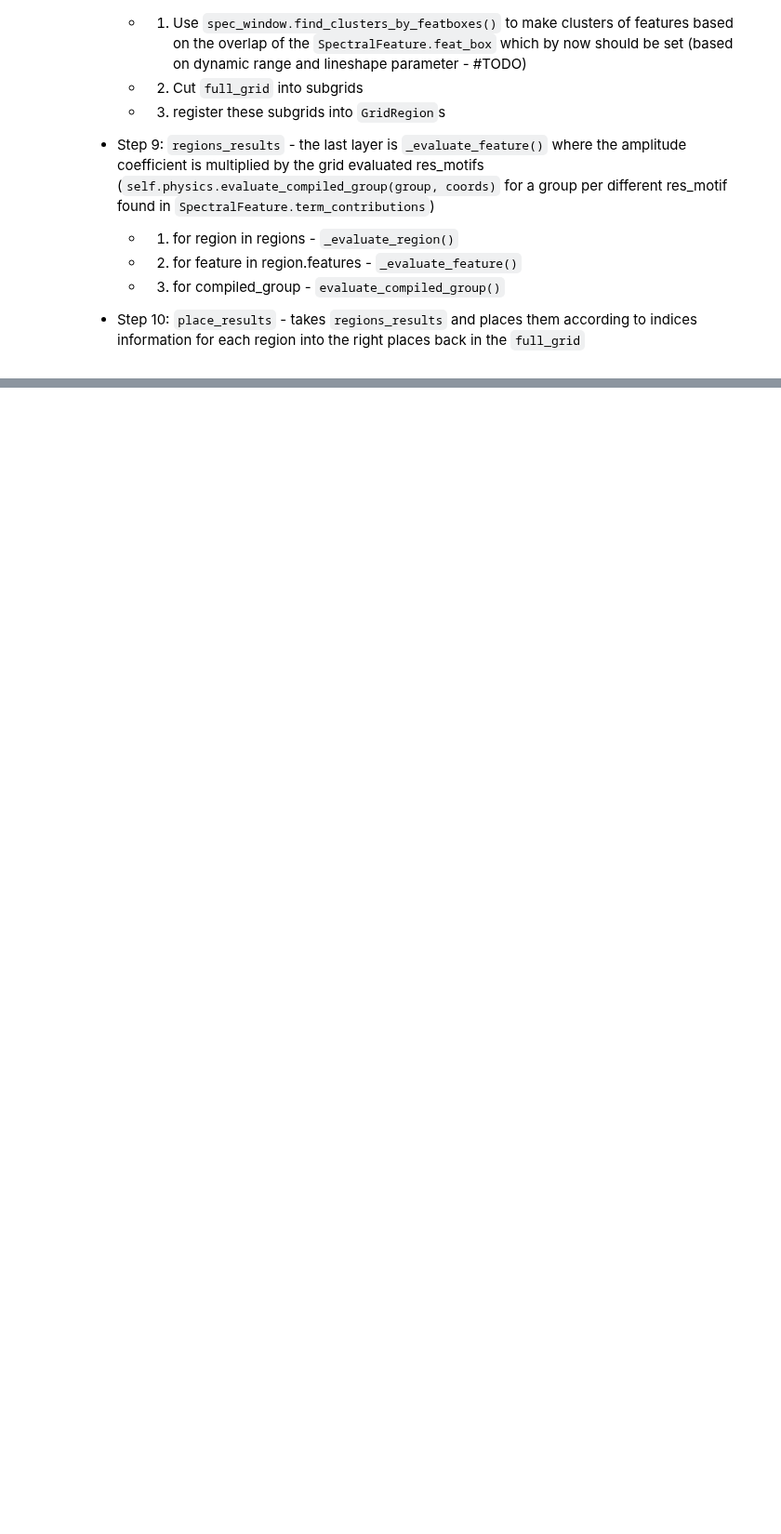
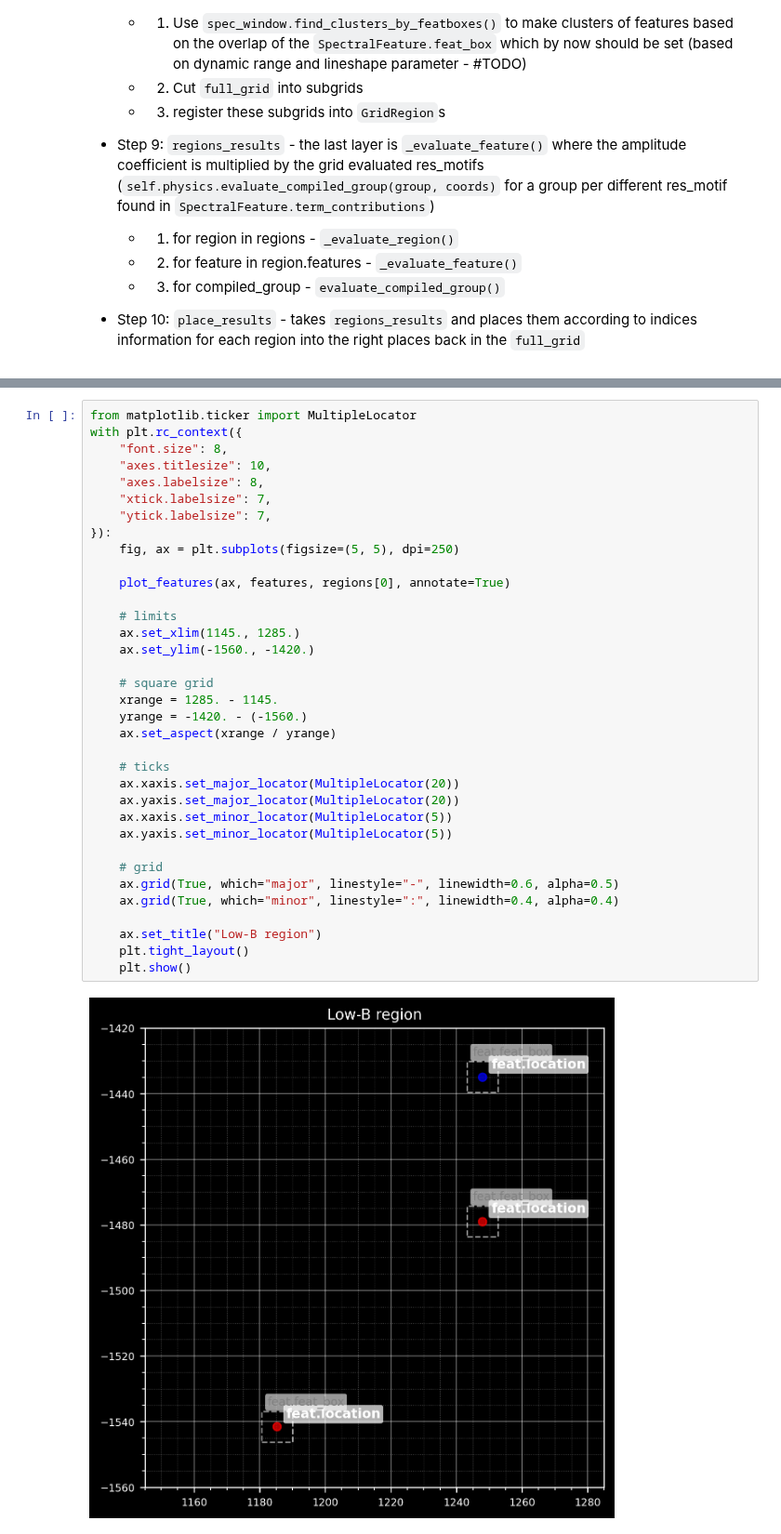
Before and after one commit to wilson-gv-project/wilson-gv, a Jupyter notebook: examples/eval_workflow_demo.ipynb, the cells around one changed output, grey strips where cells are left out. Shown at 93% size. Cells and saved outputs as stored; diff of their text form; blank space fills up the shorter version.

```diff
--- a/examples/eval_workflow_demo.ipynb
+++ b/examples/eval_workflow_demo.ipynb
@@ -396,0 +523,37 @@ Part 5:
+# %%
+from matplotlib.ticker import MultipleLocator
+with plt.rc_context({
+    "font.size": 8,
+    "axes.titlesize": 10,
+    "axes.labelsize": 8,
+    "xtick.labelsize": 7,
+    "ytick.labelsize": 7,
+}):
+    fig, ax = plt.subplots(figsize=(5, 5), dpi=250)
+
+    plot_features(ax, features, regions[0], annotate=True)
+
+    # limits
+    ax.set_xlim(1145., 1285.)
+    ax.set_ylim(-1560., -1420.)
+
+    # square grid
+    xrange = 1285. - 1145.
+    yrange = -1420. - (-1560.)
+    ax.set_aspect(xrange / yrange)
+
+    # ticks
+    ax.xaxis.set_major_locator(MultipleLocator(20))
+    ax.yaxis.set_major_locator(MultipleLocator(20))
+    ax.xaxis.set_minor_locator(MultipleLocator(5))
+    ax.yaxis.set_minor_locator(MultipleLocator(5))
+
+    # grid
+    ax.grid(True, which="major", linestyle="-", linewidth=0.6, alpha=0.5)
+    ax.grid(True, which="minor", linestyle=":", linewidth=0.4, alpha=0.4)
+
+    ax.set_title("Low-B region")
+    plt.tight_layout()
+    plt.show()
+# %% [output]
+[figure, added]
```
Also changed, not shown: parts of 42 cells of this notebook.
